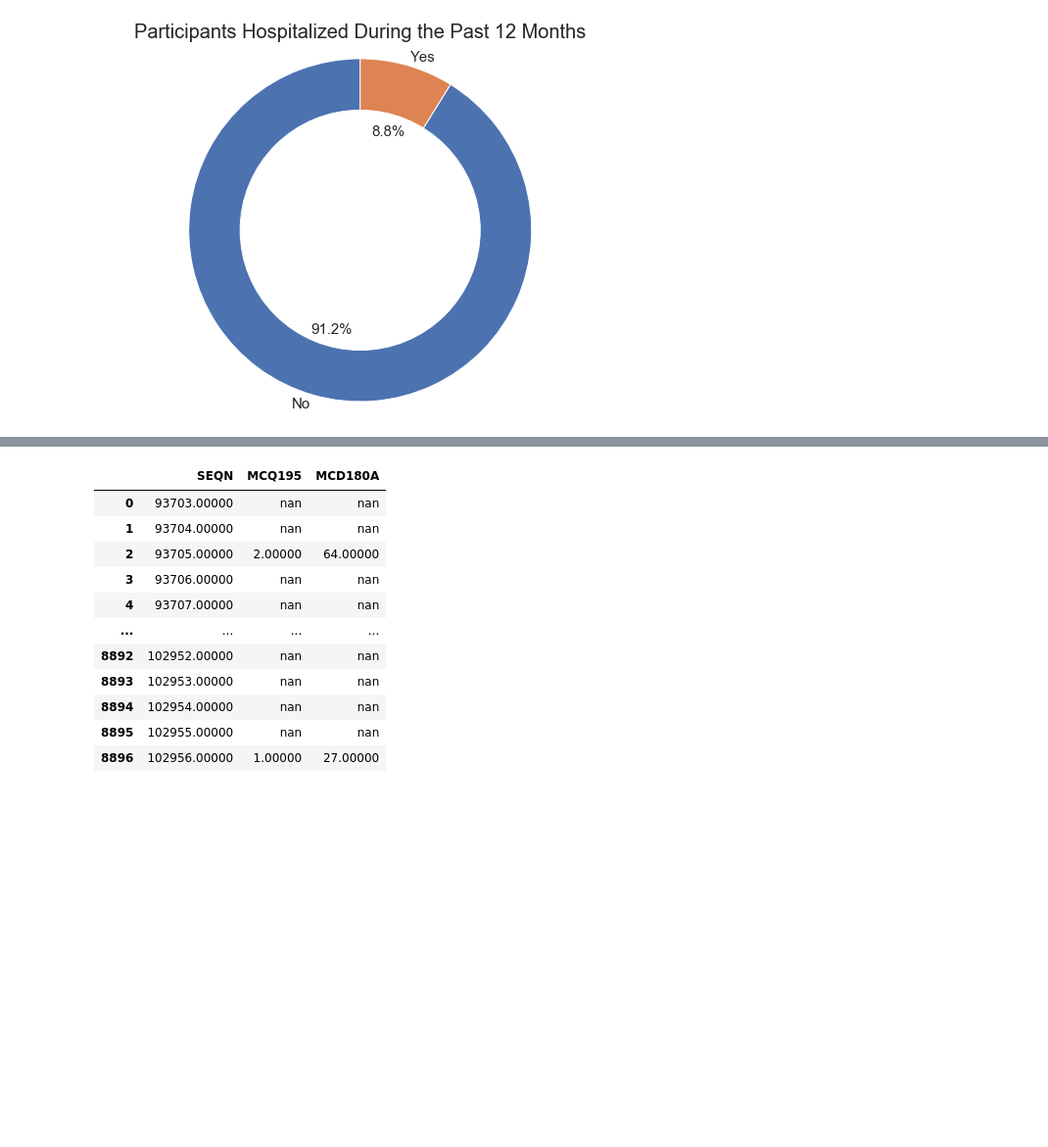
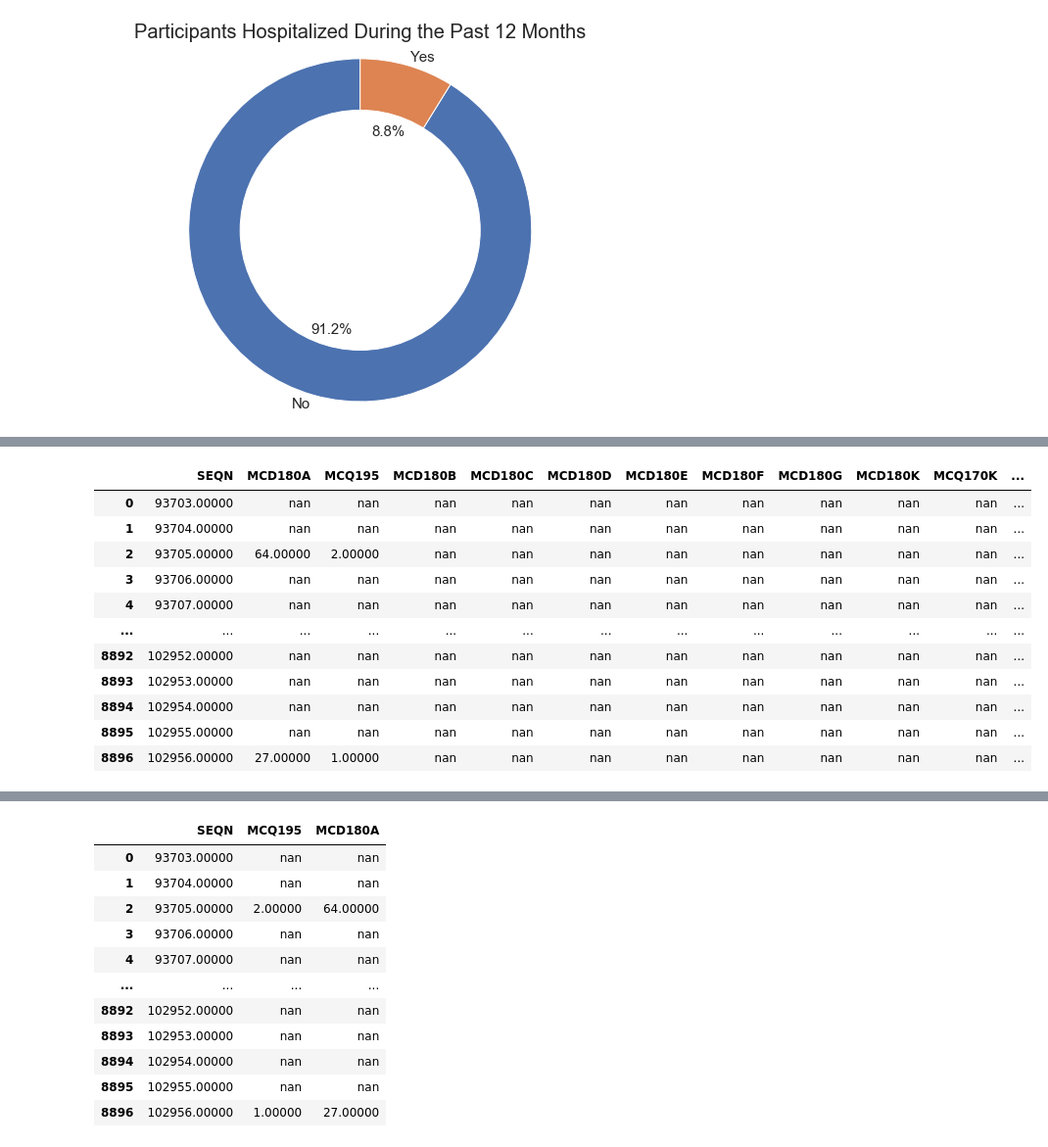
Before and after one commit to lilisbeit/Preventing-Hospitalizations, a Jupyter notebook: data-cleaning-and-feature-engineering.ipynb, the cells around one changed output, grey strips where cells are left out. Shown at 98% size. Cells and saved outputs as stored; diff of their text form; code cells hidden in the pictures; blank space fills up the shorter version.

```diff
--- a/data-cleaning-and-feature-engineering.ipynb
+++ b/data-cleaning-and-feature-engineering.ipynb
@@ -252,38 +269,53 @@ mcq_j
 # %%
-med_cond = mcq_j[['SEQN',
-                  'MCD180A', # age when told you had arthritis
-                  'MCQ195', # which type of arthritis was it
-                  'MCD180B', # age when told you had heart failure
-                 'MCD180C', # age when told you had CAD
-                 'MCD180D', # age when told you had angina pectoris
-                 'MCD180E', # age when told you had a heart attack
-                 'MCD180F', # age when told you had a stroke
-                 'MCD180G', # age when told you had emphysema
-                 'MCD180K', # age when told you had chronic bronchitis
-                  'MCQ170K', # do you still have chronic brochitis
-                 'MCQ160O', # ever told you had COPD?
-                 'MCD180L', # age when told you had a liver condition
-                 'MCQ170L', # do you still have a liver condition
-                 'MCQ510A', # Liver condition: Fatty liver
-                 'MCQ510B', # Liver condition: Liver fibrosis
-                  'MCQ510C', # Liver condition: Liver cirrhosis
-                 'MCQ510D', # Liver condition: Viral hepatitis
-                 'MCQ510E', # Liver condition: Autoimmune hepatitis
-                 'MCQ510F', # Liver condition: Other liver disease
-                 'MCD180M', # Age when told you had thyroid problem
-                 'MCQ170M', # Do you still have thyroid problem
-                 'MCD180N', # MCD180n - Age when told you had gout
-                 'MCD240A', # Age 1st cancer (MCQ230a) diagnosed
-                 'MCD240B', # Age 2nd cancer (MCQ230b) diagnosed
-                 'MCD240C', # Age 3rd cancer (MCQ230c) diagnosed
-                 'MCQ230A', # 1st cancer - what kind was it?
-                  'MCQ230B', # 2nd cancer - what kind was it?
-                  'MCQ230C', # 3rd cancer - what kind was it?
-                 'MCQ025', # age when first had asthma
-                 'MCQ035', # still have asthma
-                 'MCQ206', # Age when told you have jaundice?
-                 'MCQ300A', # Close relative had heart attack?
-                 'MCQ300B', # Close relative had asthma?
-                 'MCQ300C', # Close relative had diabetes?
-                 'MCQ570' # Age when 1st had gallbladder surgery?
-                 ]]
+# view columns of interest
+
+mcq_j[['SEQN',
+      'MCD180A', # age when told you had arthritis
+      'MCQ195', # which type of arthritis was it
+      'MCD180B', # age when told you had heart failure
+     'MCD180C', # age when told you had CAD
+     'MCD180D', # age when told you had angina pectoris
+     'MCD180E', # age when told you had a heart attack
+     'MCD180F', # age when told you had a stroke
+     'MCD180G', # age when told you had emphysema
+     'MCD180K', # age when told you had chronic bronchitis
+      'MCQ170K', # do you still have chronic brochitis
+     'MCQ160O', # ever told you had COPD?
+     'MCD180L', # age when told you had a liver condition
+     'MCQ170L', # do you still have a liver condition
+     'MCQ510A', # Liver condition: Fatty liver
+     'MCQ510B', # Liver condition: Liver fibrosis
+      'MCQ510C', # Liver condition: Liver cirrhosis
+     'MCQ510D', # Liver condition: Viral hepatitis
+     'MCQ510E', # Liver condition: Autoimmune hepatitis
+     'MCQ510F', # Liver condition: Other liver disease
+     'MCD180M', # Age when told you had thyroid problem
+     'MCQ170M', # Do you still have thyroid problem
+     'MCD180N', # MCD180n - Age when told you had gout
+     'MCD240A', # Age 1st cancer (MCQ230a) diagnosed
+     'MCD240B', # Age 2nd cancer (MCQ230b) diagnosed
+     'MCD240C', # Age 3rd cancer (MCQ230c) diagnosed
+     'MCQ230A', # 1st cancer - what kind was it?
+      'MCQ230B', # 2nd cancer - what kind was it?
+      'MCQ230C', # 3rd cancer - what kind was it?
+     'MCQ025', # age when first had asthma
+     'MCQ035', # still have asthma
+     'MCQ206', # Age when told you have jaundice?
+     'MCQ300A', # Close relative had heart attack?
+     'MCQ300B', # Close relative had asthma?
+     'MCQ300C', # Close relative had diabetes?
+     'MCQ570' # Age when 1st had gallbladder surgery?
+     ]]
+# %% [output]
+|  | SEQN | MCD180A | MCQ195 | MCD180B | MCD180C | MCD180D | MCD180E | MCD180F | MCD180G | MCD180K | MCQ170K | ... |
+| 0 | 93703.00000 | nan | nan | nan | nan | nan | nan | nan | nan | nan | nan | ... |
+| 1 | 93704.00000 | nan | nan | nan | nan | nan | nan | nan | nan | nan | nan | ... |
+| 2 | 93705.00000 | 64.00000 | 2.00000 | nan | nan | nan | nan | nan | nan | nan | nan | ... |
+| 3 | 93706.00000 | nan | nan | nan | nan | nan | nan | nan | nan | nan | nan | ... |
+| 4 | 93707.00000 | nan | nan | nan | nan | nan | nan | nan | nan | nan | nan | ... |
+| ... | ... | ... | ... | ... | ... | ... | ... | ... | ... | ... | ... | ... |
+| 8892 | 102952.00000 | nan | nan | nan | nan | nan | nan | nan | nan | nan | nan | ... |
+| 8893 | 102953.00000 | nan | nan | nan | nan | nan | nan | nan | nan | nan | nan | ... |
+| 8894 | 102954.00000 | nan | nan | nan | nan | nan | nan | nan | nan | nan | nan | ... |
+| 8895 | 102955.00000 | nan | nan | nan | nan | nan | nan | nan | nan | nan | nan | ... |
+| 8896 | 102956.00000 | 27.00000 | 1.00000 | nan | nan | nan | nan | nan | nan | nan | nan | ... |
```
Also changed, not shown: parts of 113 cells of this notebook.
